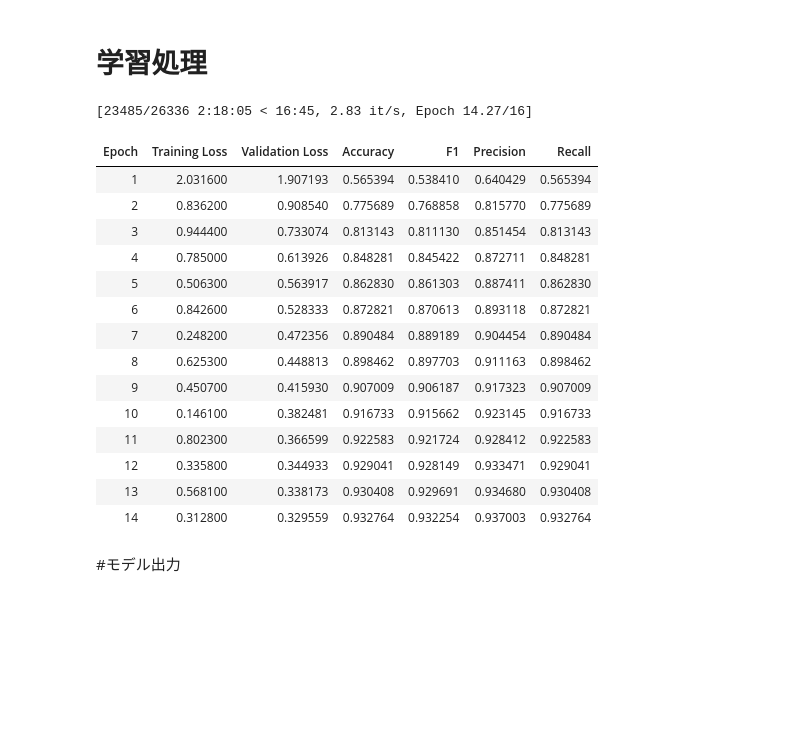
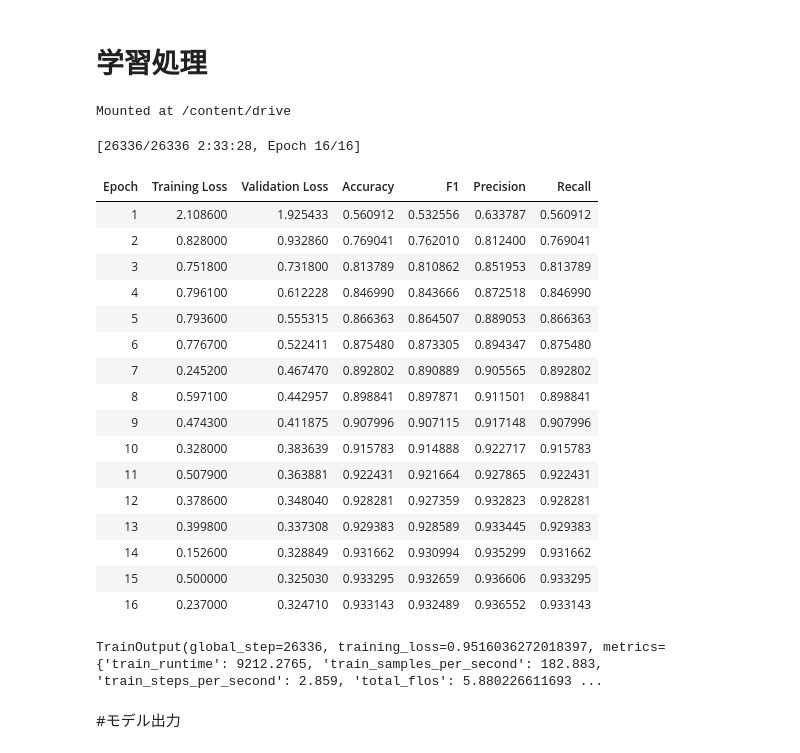
Before and after one commit to Takumi173/2023Test, a Jupyter notebook: Coding_2_CreateModel.ipynb, the cells around one changed output. Cells and saved outputs as stored; diff of their text form; code cells hidden in the pictures; blank space fills up the shorter version.

Commit message:
Colaboratory を使用して作成しました

```diff
--- a/Coding_2_CreateModel.ipynb
+++ b/Coding_2_CreateModel.ipynb
@@ -407,6 +405,13 @@ def compute_metrics(pred):
     }
 # %% [markdown]
 # 学習処理
+# %%
+from google.colab import drive
+drive.mount('/content/drive')
+
+output_dir = '/content/drive/MyDrive/Models/'
+# %% [output]
+Mounted at /content/drive
 # %%
 import math
 
@@ -416,48 +421,52 @@ lr_rate = 1e-3
 num_warmup_steps  = math.ceil(len(train_docs) / batch_size) # 1 epochをウォームアップに使用
 # %%
 training_args = TrainingArguments(
-    output_dir='output/',      # output folder
+    output_dir=output_dir,      # output folder
     num_train_epochs=num_epoch,              # total number of training epochs
     per_device_train_batch_size=batch_size,  # batch size per device during training. Batch=512 as basis. Not done for mini batch
     per_device_eval_batch_size=2048,   # batch size for evaluation, Batch=512 as basis.
     warmup_steps=num_warmup_steps,                 # number of warmup steps for learning rate scheduler
     learning_rate= lr_rate,              # Best rate among 0.001 etc..
     #weight_decay=0.01,                # strength of weight decay
     save_total_limit=16,               # limit the checkpoints. Delete old checkpoints
     save_strategy='epoch',
     dataloader_pin_memory=False,      # Whether you want to pin memory in data loaders or not. Will default to True
     #evaluation_strategy="steps",     # Evaluate at the end of each step
     evaluation_strategy="epoch",      # Evaluate at the end of each epoch
     logging_steps=1,
     logging_dir='./logs',
     #,    overwrite_output_dir=True,  # Update files if something is available
     lr_scheduler_type="cosine",
 )
 
 trainer = Trainer(
     model=model,
     args=training_args,               # training arguments, defined above
     train_dataset=train_dataset,      # training dataset
     eval_dataset=test_dataset,        # evaluation dataset
     compute_metrics=compute_metrics   # The function that will be used to compute metrics at evaluation
 )
+#trainer.train(resume_from_checkpoint = True)
 trainer.train()
 
 # Note: T4のGPUギリギリなのでOut of memoryが出る場合はper_device_eval_batch_sizeの値を下げる。
 # %% [output]
-[23485/26336 2:18:05 < 16:45, 2.83 it/s, Epoch 14.27/16]
+[26336/26336 2:33:28, Epoch 16/16]
 | Epoch | Training Loss | Validation Loss | Accuracy | F1 | Precision | Recall |
-| 1 | 2.031600 | 1.907193 | 0.565394 | 0.538410 | 0.640429 | 0.565394 |
-| 2 | 0.836200 | 0.908540 | 0.775689 | 0.768858 | 0.815770 | 0.775689 |
-| 3 | 0.944400 | 0.733074 | 0.813143 | 0.811130 | 0.851454 | 0.813143 |
-| 4 | 0.785000 | 0.613926 | 0.848281 | 0.845422 | 0.872711 | 0.848281 |
-| 5 | 0.506300 | 0.563917 | 0.862830 | 0.861303 | 0.887411 | 0.862830 |
-| 6 | 0.842600 | 0.528333 | 0.872821 | 0.870613 | 0.893118 | 0.872821 |
-| 7 | 0.248200 | 0.472356 | 0.890484 | 0.889189 | 0.904454 | 0.890484 |
-| 8 | 0.625300 | 0.448813 | 0.898462 | 0.897703 | 0.911163 | 0.898462 |
-| 9 | 0.450700 | 0.415930 | 0.907009 | 0.906187 | 0.917323 | 0.907009 |
-| 10 | 0.146100 | 0.382481 | 0.916733 | 0.915662 | 0.923145 | 0.916733 |
-| 11 | 0.802300 | 0.366599 | 0.922583 | 0.921724 | 0.928412 | 0.922583 |
-| 12 | 0.335800 | 0.344933 | 0.929041 | 0.928149 | 0.933471 | 0.929041 |
-| 13 | 0.568100 | 0.338173 | 0.930408 | 0.929691 | 0.934680 | 0.930408 |
-| 14 | 0.312800 | 0.329559 | 0.932764 | 0.932254 | 0.937003 | 0.932764 |
+| 1 | 2.108600 | 1.925433 | 0.560912 | 0.532556 | 0.633787 | 0.560912 |
+| 2 | 0.828000 | 0.932860 | 0.769041 | 0.762010 | 0.812400 | 0.769041 |
+| 3 | 0.751800 | 0.731800 | 0.813789 | 0.810862 | 0.851953 | 0.813789 |
+| 4 | 0.796100 | 0.612228 | 0.846990 | 0.843666 | 0.872518 | 0.846990 |
+| 5 | 0.793600 | 0.555315 | 0.866363 | 0.864507 | 0.889053 | 0.866363 |
+| 6 | 0.776700 | 0.522411 | 0.875480 | 0.873305 | 0.894347 | 0.875480 |
+| 7 | 0.245200 | 0.467470 | 0.892802 | 0.890889 | 0.905565 | 0.892802 |
+| 8 | 0.597100 | 0.442957 | 0.898841 | 0.897871 | 0.911501 | 0.898841 |
+| 9 | 0.474300 | 0.411875 | 0.907996 | 0.907115 | 0.917148 | 0.907996 |
+| 10 | 0.328000 | 0.383639 | 0.915783 | 0.914888 | 0.922717 | 0.915783 |
+| 11 | 0.507900 | 0.363881 | 0.922431 | 0.921664 | 0.927865 | 0.922431 |
+| 12 | 0.378600 | 0.348040 | 0.928281 | 0.927359 | 0.932823 | 0.928281 |
+| 13 | 0.399800 | 0.337308 | 0.929383 | 0.928589 | 0.933445 | 0.929383 |
+| 14 | 0.152600 | 0.328849 | 0.931662 | 0.930994 | 0.935299 | 0.931662 |
+| 15 | 0.500000 | 0.325030 | 0.933295 | 0.932659 | 0.936606 | 0.933295 |
+| 16 | 0.237000 | 0.324710 | 0.933143 | 0.932489 | 0.936552 | 0.933143 |
+TrainOutput(global_step=26336, training_loss=0.9516036272018397, metrics={'train_runtime': 9212.2765, 'train_samples_per_second': 182.883, 'train_steps_per_second': 2.859, 'total_flos': 5.880226611693 ...
```
Also changed, not shown: parts of 9 cells of this notebook.
